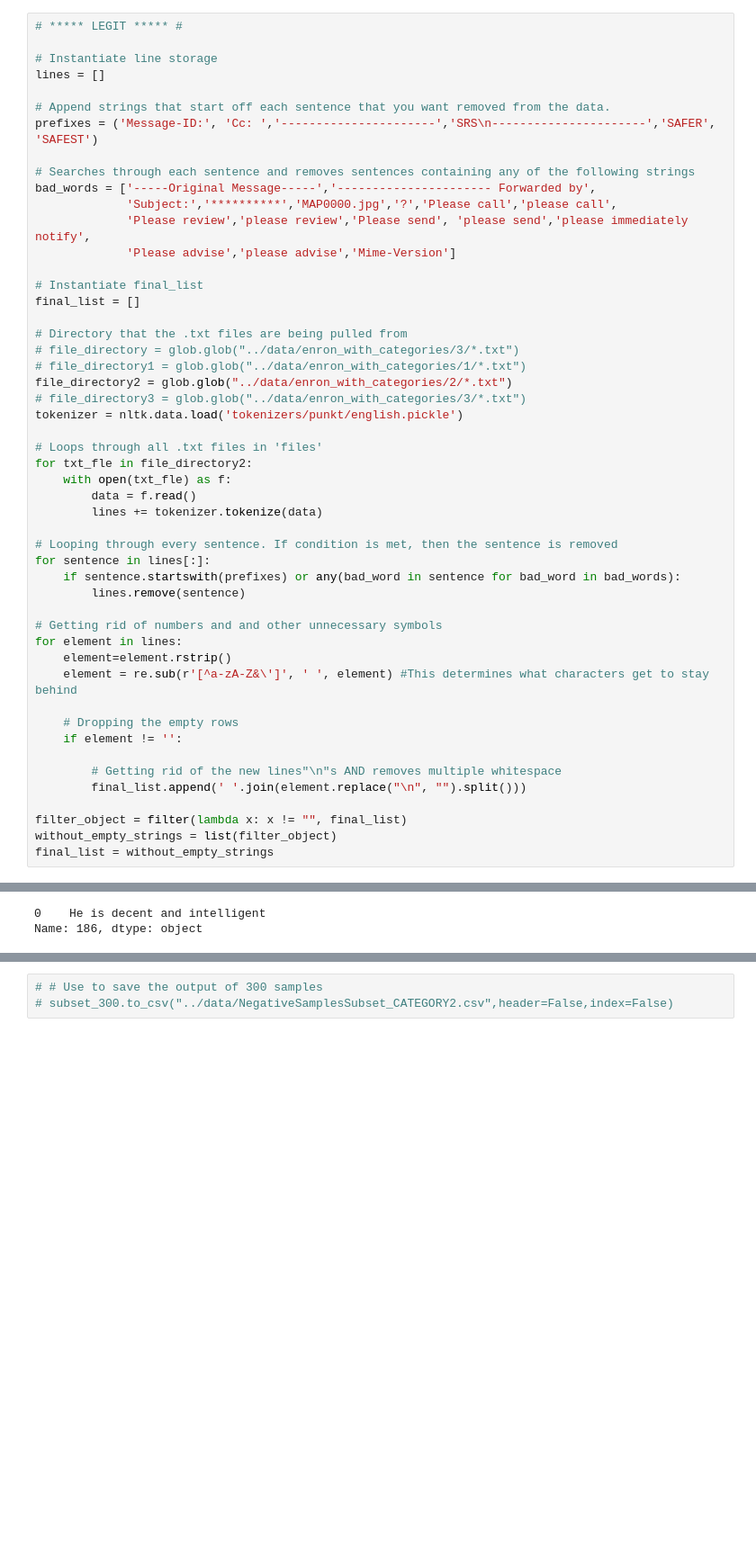
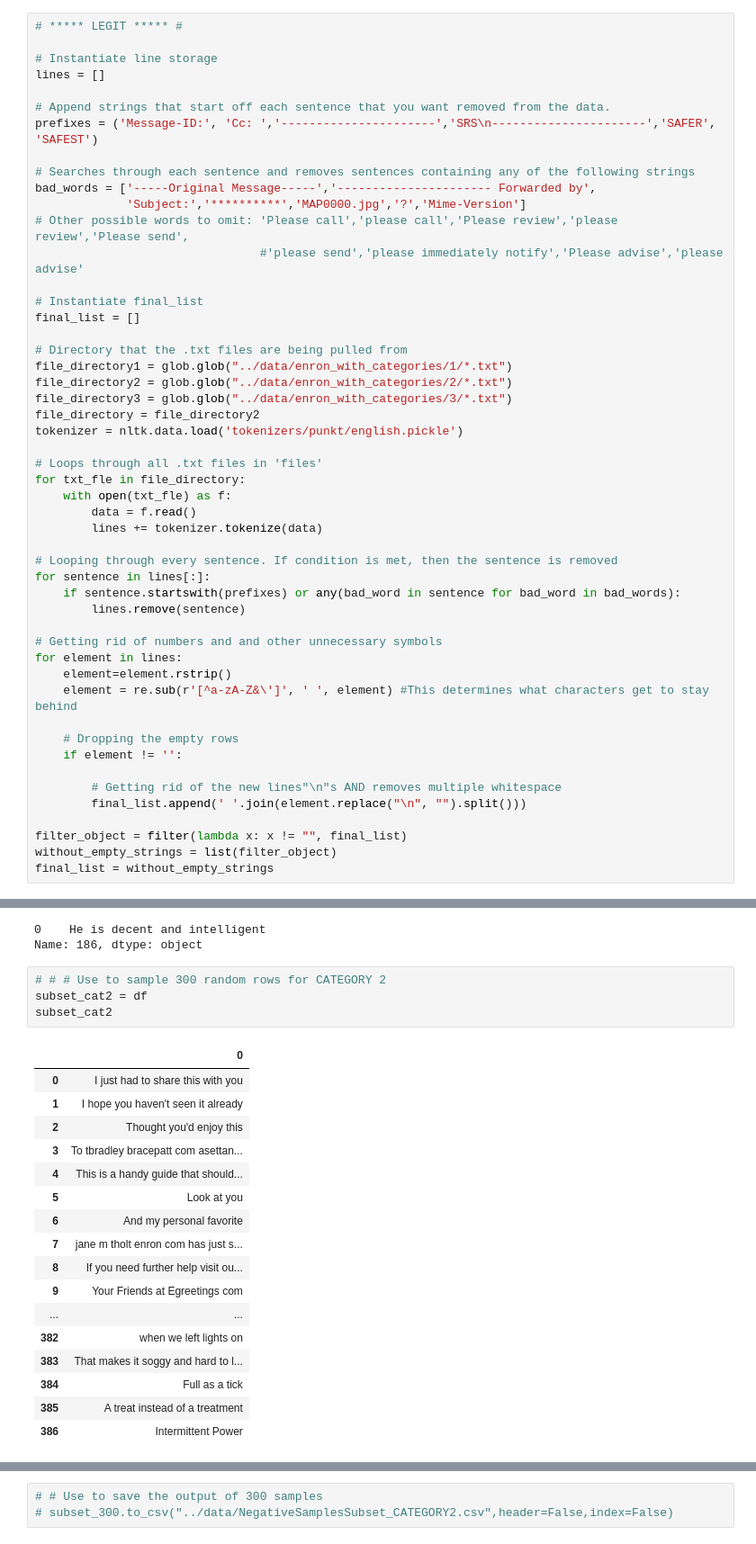
Before and after one commit to georgetao/extraction, a Jupyter notebook: notebooks/Extract_Negative_Samples.ipynb, the cells around one changed output, grey strips where cells are left out. Shown at 90% size. Cells and saved outputs as stored; diff of their text form; blank space fills up the shorter version.

Commit message:
Fixed symbols in data

```diff
--- a/notebooks/Extract_Negative_Samples.ipynb
+++ b/notebooks/Extract_Negative_Samples.ipynb
@@ -38,22 +38,22 @@ prefixes = ('Message-ID:', 'Cc: ','----------------------','SRS\n---------------
 
 # Searches through each sentence and removes sentences containing any of the following strings
 bad_words = ['-----Original Message-----','---------------------- Forwarded by',
-             'Subject:','**********','MAP0000.jpg','?','Please call','please call',
-             'Please review','please review','Please send', 'please send','please immediately notify',
-             'Please advise','please advise','Mime-Version']
+             'Subject:','**********','MAP0000.jpg','?','Mime-Version']
+# Other possible words to omit: 'Please call','please call','Please review','please review','Please send',
+                                #'please send','please immediately notify','Please advise','please advise'
 
 # Instantiate final_list
 final_list = []
 
 # Directory that the .txt files are being pulled from
-# file_directory = glob.glob("../data/enron_with_categories/3/*.txt")
-# file_directory1 = glob.glob("../data/enron_with_categories/1/*.txt")
+file_directory1 = glob.glob("../data/enron_with_categories/1/*.txt")
 file_directory2 = glob.glob("../data/enron_with_categories/2/*.txt")
-# file_directory3 = glob.glob("../data/enron_with_categories/3/*.txt")
+file_directory3 = glob.glob("../data/enron_with_categories/3/*.txt")
+file_directory = file_directory2
 tokenizer = nltk.data.load('tokenizers/punkt/english.pickle')
 
 # Loops through all .txt files in 'files'
-for txt_fle in file_directory2:
+for txt_fle in file_directory:
     with open(txt_fle) as f:
         data = f.read()
         lines += tokenizer.tokenize(data)
@@ -116,3 +116,25 @@ print(df.iloc[186])
 # %% [output]
 0    He is decent and intelligent
 Name: 186, dtype: object
+# %%
+# # # Use to sample 300 random rows for CATEGORY 2
+subset_cat2 = df
+subset_cat2
+# %% [output]
+|  | 0 |
+| 0 | I just had to share this with you |
+| 1 | I hope you haven't seen it already |
+| 2 | Thought you'd enjoy this |
+| 3 | To tbradley bracepatt com asettan... |
+| 4 | This is a handy guide that should... |
+| 5 | Look at you |
+| 6 | And my personal favorite |
+| 7 | jane m tholt enron com has just s... |
+| 8 | If you need further help visit ou... |
+| 9 | Your Friends at Egreetings com |
+| ... | ... |
+| 382 | when we left lights on |
+| 383 | That makes it soggy and hard to l... |
+| 384 | Full as a tick |
+| 385 | A treat instead of a treatment |
+| 386 | Intermittent Power |
```
Also changed, not shown: parts of 7 cells of this notebook.
